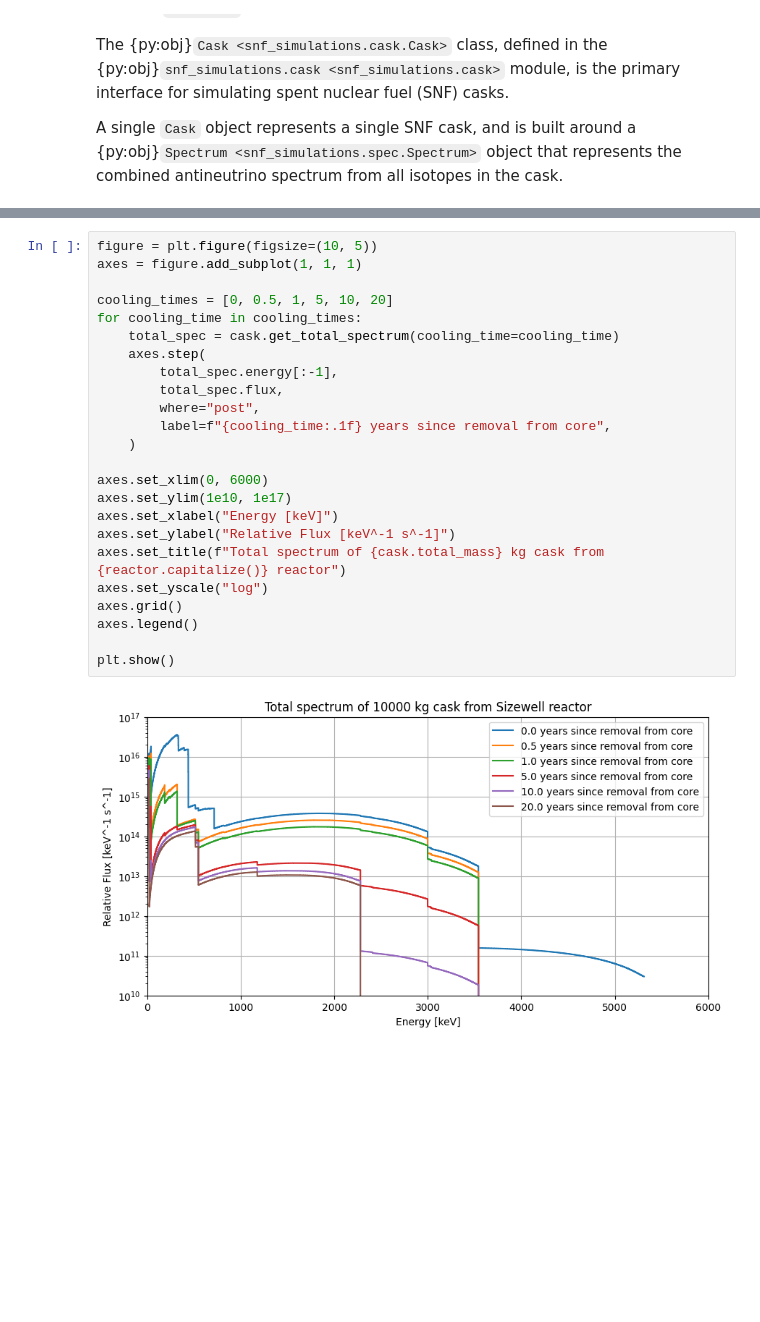
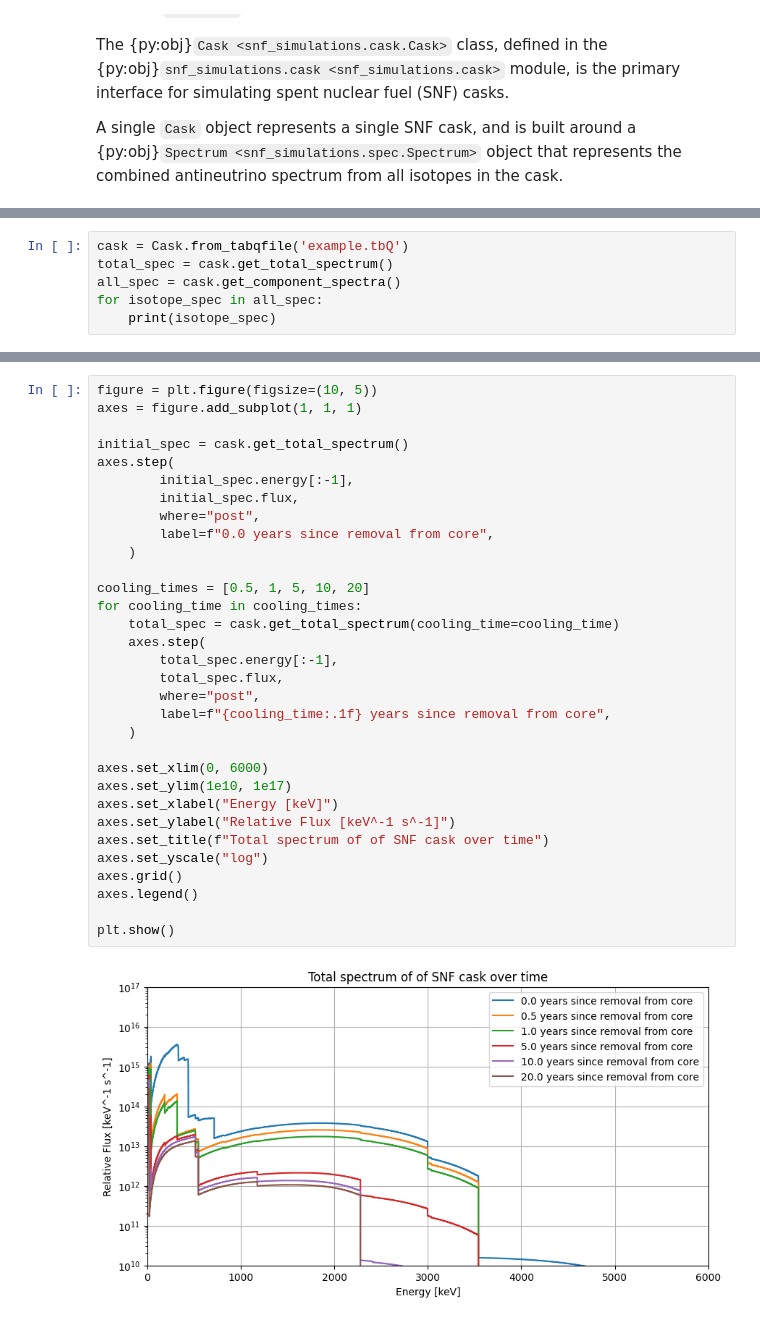
Before and after one commit to ekneale/SNF-simulations, a Jupyter notebook: docs/user_guide/cask.ipynb, the cells around one changed output, grey strips where cells are left out. Drawn from its saved outputs; the diff is of its cells as text; blank space fills up the shorter version.

```diff
--- a/docs/user_guide/cask.ipynb
+++ b/docs/user_guide/cask.ipynb
@@ -60,0 +179,6 @@ plt.show()
+# %%
+cask = Cask.from_tabqfile('example.tbQ')
+total_spec = cask.get_total_spectrum()
+all_spec = cask.get_component_spectra()
+for isotope_spec in all_spec:
+    print(isotope_spec)
@@ -67,26 +278,34 @@ This is done using the same {py:func}`get_total_spectrum <snf_simulations.cask.C
 # %%
 figure = plt.figure(figsize=(10, 5))
 axes = figure.add_subplot(1, 1, 1)
 
-cooling_times = [0, 0.5, 1, 5, 10, 20]
+initial_spec = cask.get_total_spectrum()
+axes.step(
+        initial_spec.energy[:-1],
+        initial_spec.flux,
+        where="post",
+        label=f"0.0 years since removal from core",
+    )
+
+cooling_times = [0.5, 1, 5, 10, 20]
 for cooling_time in cooling_times:
     total_spec = cask.get_total_spectrum(cooling_time=cooling_time)
     axes.step(
         total_spec.energy[:-1],
         total_spec.flux,
         where="post",
         label=f"{cooling_time:.1f} years since removal from core",
     )
 
 axes.set_xlim(0, 6000)
 axes.set_ylim(1e10, 1e17)
 axes.set_xlabel("Energy [keV]")
 axes.set_ylabel("Relative Flux [keV^-1 s^-1]")
-axes.set_title(f"Total spectrum of {cask.total_mass} kg cask from {reactor.capitalize()} reactor")
+axes.set_title(f"Total spectrum of of SNF cask over time")
 axes.set_yscale("log")
 axes.grid()
 axes.legend()
 
 plt.show()
 # %% [output]
-[figure, old version]
+[figure, new version]
```
Also changed, not shown: parts of 30 cells of this notebook, 6 other files.
